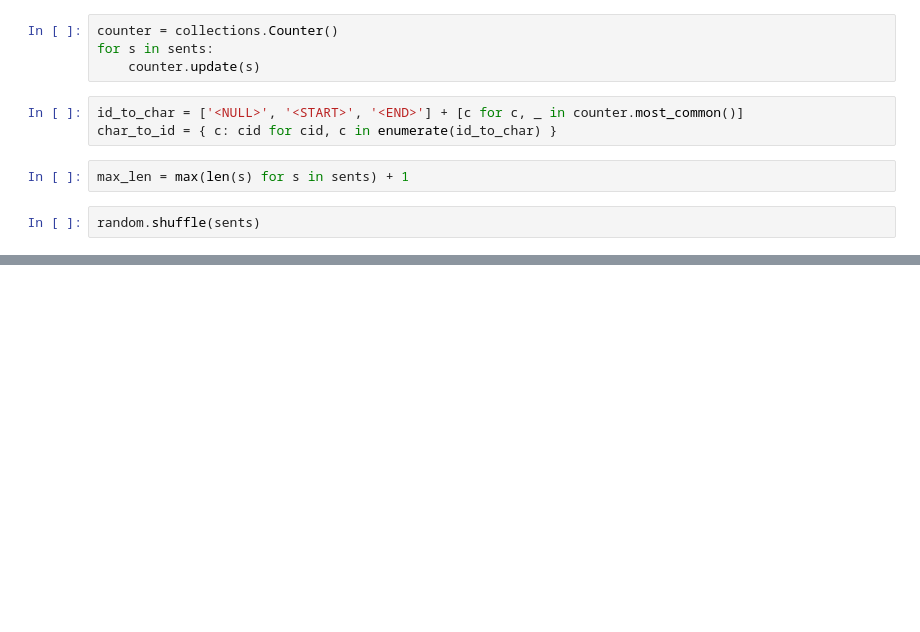
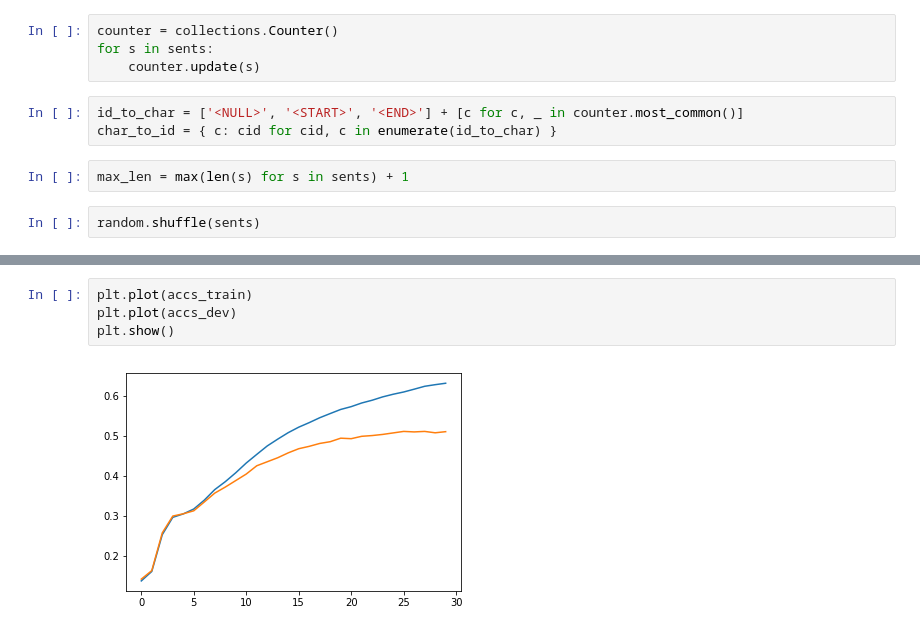
Before and after one commit to allenc256/jupyter, a Jupyter notebook: src/misc/test_rnn_1.ipynb, the cells around one changed output, grey strips where cells are left out. Saved outputs shown, nothing was run; the diff lists cells and outputs as text; blank space fills up the shorter version.

```diff
--- a/src/misc/test_rnn_1.ipynb
+++ b/src/misc/test_rnn_1.ipynb
@@ -79,0 +295,6 @@ def rnn(input_data, size):
+# %%
+plt.plot(accs_train)
+plt.plot(accs_dev)
+plt.show()
+# %% [output]
+[figure, added]
```
Also changed, not shown: parts of 23 cells of this notebook.
